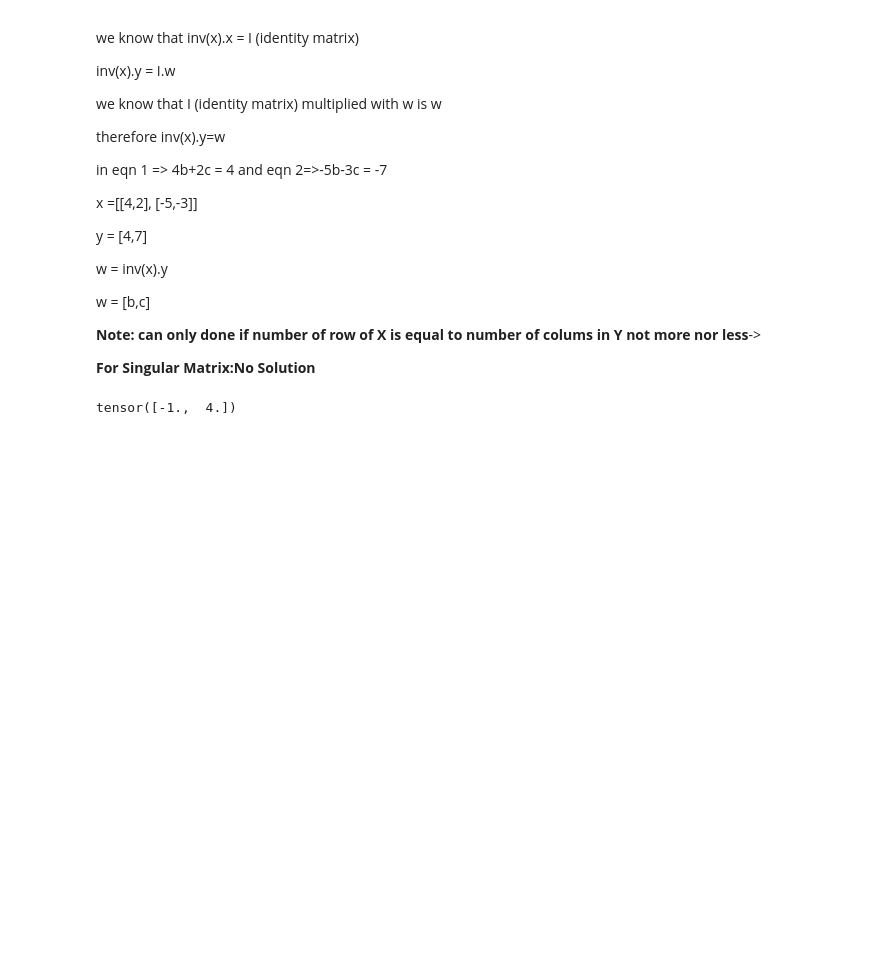
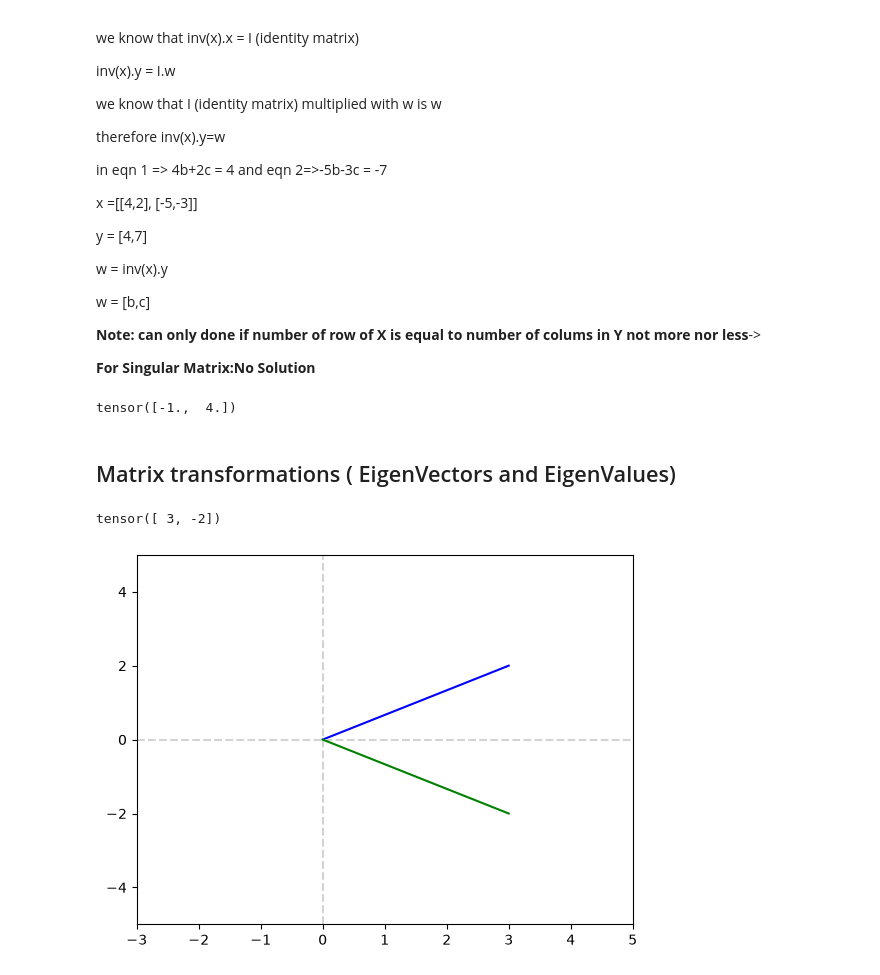
Before and after one commit to dhanushnatra/ML-Learning, a Jupyter notebook: tensor-practice.ipynb, the cells around one changed output. Cells and saved outputs as stored; diff of their text form; code cells hidden in the pictures; blank space fills up the shorter version.

Commit message:
completed matrix transformations mathematics for ai

```diff
--- a/tensor-practice.ipynb
+++ b/tensor-practice.ipynb
@@ -124,3 +123,30 @@ W=torch.matmul(inv_X,Y)
 W
 # %% [output]
 tensor([-1.,  4.])
+# %% [markdown]
+## Matrix transformations ( EigenVectors and EigenValues)
+# %%
+v=torch.tensor([3,2])
+A=torch.tensor([[1,0],[0,-1]])
+
+AV=torch.matmul(v,A)
+
+AV
+# %% [output]
+tensor([ 3, -2])
+# %%
+plt.figure()
+
+
+plt.axvline(x=0,color="lightgrey",linestyle="--")
+plt.axhline(y=0,color="lightgrey",linestyle="--")
+
+plt.plot([0,v[0]],[0,v[1]],color="blue")
+plt.plot([0,AV[0]],[0,AV[1]],color="green")
+
+plt.xlim([-3,5])
+plt.ylim([-5,5])
+
+plt.show()
+# %% [output]
+[figure, added]
```
Also changed, not shown: parts of 1 cell of this notebook.
